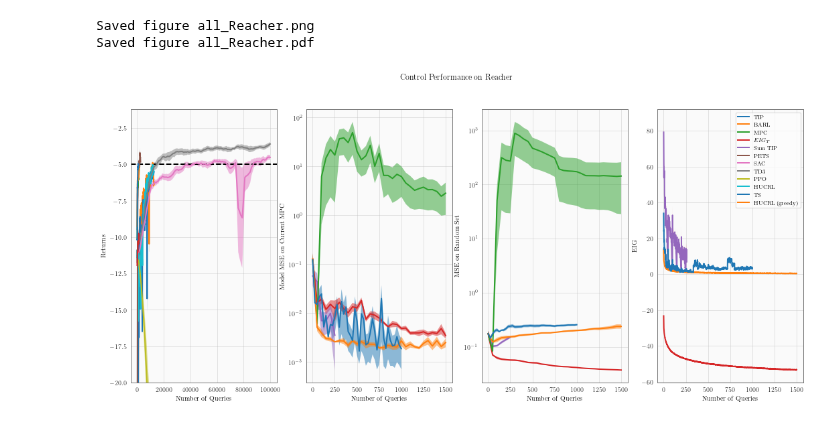
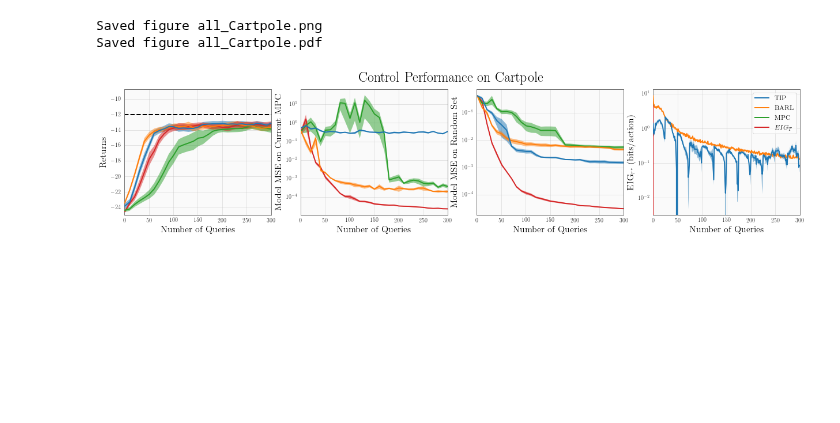
Before and after one commit to fusion-ml/trajectory-information-rl, a Jupyter notebook: notebooks/plot_returns.ipynb, the cells around one changed output. Drawn from its saved outputs; the diff is of its cells as text; code cells hidden in the pictures; blank space fills up the shorter version.

Commit message:
changes to plotting to make figures for TIP paper

```diff
--- a/notebooks/plot_returns.ipynb
+++ b/notebooks/plot_returns.ipynb
@@ -23,7 +24,7 @@ baseline_path = Path('../../bac-baselines/experiments')
 base_hucrl_path = Path('../../hucrl/exps/mujoco/experiments')
 process_seeds = True
 # %%
-env_name = 'Beta Tracking'
+env_name = r'Cartpole'
 # %%
 pend_paths = {# 'BAC (seed 12)': 'random_init_12_2021-08-05/10-02-01/',
          # 'BAC': 'pend_norm_tele_mg_3mc_2021-08-16/21-16-21',
@@ -210,5 +211,5 @@ env_time_lengths ={
      'Pendulum': 200,
      'Cartpole': 25,
      'Beta Tracking': 30,
-     'Beta Rotation Tracking': 20,
+     r'$\beta$ + Rotation': 20,
     }
@@ -215,3 +225,5 @@ env_time_lengths ={
+# %%
+rollout_methods = {"TIP", "oTIP", "Sum TIP"}
 # %%
 all_paths = {"Cartpole": cartpole_paths,
              "Pendulum": pend_paths,
@@ -219,12 +231,12 @@ all_paths = {"Cartpole": cartpole_paths,
              'Lava Path': lava_paths,
              'Short Lava': short_lava_paths,
              "Reacher (tight)": reacher_tight_paths,
-             "Beta Tracking": beta_tracking_paths,
+             r"$\beta$ Tracking": beta_tracking_paths,
              "Beta Tracking Fixed": beta_tracking_fixed_paths,
              'Swimmer': swimmer_paths,
              'Plasma Tracking': plasma_tracking_paths,
              'Weird Gain': weird_gain_paths,
-             'Beta Rotation Tracking': beta_rotation_paths,
+             r'$\beta$ + Rotation': beta_rotation_paths,
             }
 paths = all_paths[env_name]
 gt = {"Pendulum": -200,
@@ -234,9 +246,9 @@ gt = {"Pendulum": -200,
       'Short Lava': -7.75,
       'Reacher (tight)': -8.78,
       'Swimmer': 30,
-      'Beta Tracking': -2,
+      r'$\beta$ Tracking': -2,
       'Beta Tracking Fixed': -2.,# 'RQMPC': 'random_beta_tracking_2021-09-25/14-08-07/',
-      'Beta Rotation Tracking': -2,
+      r'$\beta$ + Rotation': -2,
       'Plasma Tracking': -5,
       'Weird Gain': -110,
      }
@@ -246,12 +258,12 @@ ylim_bottom = {
         "Reacher": -20,
         "Lava Path": -3000,
         'Short Lava': -10,
-        "Beta Tracking": -12,
+        r"$\beta$ Tracking": -12,
         "Plasma Tracking": -40,
         "Swimmer": -30,
         "Beta Tracking Fixed": -20,
         "Weird Gain": -200,
-        "Beta Rotation Tracking": -20
+        r"$\beta$ + Rotation": -20
 }
 gt_val = gt[env_name]
 bottom_val = ylim_bottom[env_name]
@@ -487,11 +498,15 @@ if smooth_curves:
         new_data[k] = smooth_data(v)
     data = new_data
 # %%
-fig, [ax1, ax2, ax3, ax4] = plt.subplots(1, 4, figsize=(18, 7.5))
+fig, [ax1, ax2, ax3, ax4] = plt.subplots(1, 4, figsize=(21, 4))
+min_ndata = np.inf
+normalize_information = True
 for i, (key, vals) in enumerate(data.items()):
     rmean = vals["Eval Mean Returns"]
     rstderr = vals["Eval Std Returns"]
     ndata = vals['Eval ndata']
+    if max(ndata)  < min_ndata:
+        min_ndata = max(ndata)
     ax1.plot(ndata, rmean, label=key, zorder=100 - i)
     ax1.fill_between(ndata, rmean - rstderr, rmean + rstderr, alpha=0.5)
     ylim_top = (gt_val - bottom_val) * 0.25 + gt_val
@@ -510,47 +525,61 @@ for i, (key, vals) in enumerate(data.items()):
     if 'Model MSE (random test set)' in vals:
         mses = vals['Model MSE (random test set)']
         ax3.plot(ndata, mses, label=key)
     elif "Mean Random MSEs" in vals:
         mses = vals["Mean Random MSEs"]
         stds = vals["Std Random MSEs"]
         ax3.plot(ndata, mses, label=key, zorder=100-i)
         ax3.fill_between(ndata, mses - stds, mses + stds, alpha=0.5)
     if 'Acquisition Function Value' in vals:
         acqs = vals['Acquisition Function Value']
+        if normalize_information and key in rollout_methods:
+            acqs /= eig_horizon
         ax4.plot(acqs, label=key)
     elif "Mean Acq Fn Val" in vals:
         acqvals = vals['Mean Acq Fn Val']
+        if normalize_information and key in rollout_methods:
+            acqvals /= eig_horizon
         stds = vals['Std Acq Fn Val']
+        if normalize_information and key in rollout_methods:
+            stds /= eig_horizon
         idx = np.arange(len(acqvals))
         ax4.plot(idx, acqvals, label=key, zorder=100-i)
         ax4.fill_between(idx, acqvals - stds, acqvals + stds, alpha=0.5)
     else:
         ax4.plot([], label=key)
 
+crop_to_min_data = True
+if crop_to_min_data:
+    for ax in [ax1, ax2, ax3, ax4]:
+        ax.set_xlim(0, min_ndata)
 
-ax1.set_xlabel('Number of Queries')
-ax1.set_ylabel('Returns')
+ax1.set_xlabel('Number of Queries', fontsize=16)
+ax1.set_ylabel('Returns', fontsize=16)
 ax1.axhline(gt_val, color='black', linestyle='--', label=r'$\pi_T$')
-ax4.legend()
-ax2.set_xlabel('Number of Queries')
-ax2.set_ylabel('Model MSE on Current MPC')
-ax3.set_ylabel("MSE on Random Set")
-ax3.set_xlabel('Number of Queries')
-ax4.set_xlabel('Number of Queries')
-ax4.set_ylabel('EIG')
+ax4.legend(prop={"size": 12})
+ax2.set_xlabel('Number of Queries', fontsize=16)
+ax2.set_ylabel('Model MSE on Current MPC', fontsize=16)
+ax3.set_ylabel("Model MSE on Random Set", fontsize=16)
+ax3.set_xlabel('Number of Queries', fontsize=16)
+ax4.set_xlabel('Number of Queries', fontsize=16)
+if normalize_information:
+    label = r'$\EIG_{\tau^*}$ (bits/action)'
+else:
+    label = r'$\EIG_{\tau^*}$'
+ax4.set_ylabel(label, fontsize=16)
 if env_name == 'Lava Path':
     ax1.set_ylim(-1000, 0)
 ax2.set_yscale('log')
 ax3.set_yscale('log')
-# ax4.set_ylim(0, 10)
+ax4.set_yscale('log')
 # ax1.set_xscale('log')
 
-fig.suptitle(f"Control Performance on {env_name}")
+fig.suptitle(f"Control Performance on {env_name}", fontsize=24)
 neatplot.save_figure(f"all_{env_name}", ["png", "pdf"])
 # %% [output]
-Saved figure all_Reacher.png
-Saved figure all_Reacher.pdf
+Saved figure all_Cartpole.png
+Saved figure all_Cartpole.pdf
-[figure, old version]
+[figure, new version]
 # %%
 fig, ax = plt.subplots(figsize=(12, 9))
 for i, (key, vals) in enumerate(data.items()):
```
Also changed, not shown: parts of 13 cells of this notebook.
